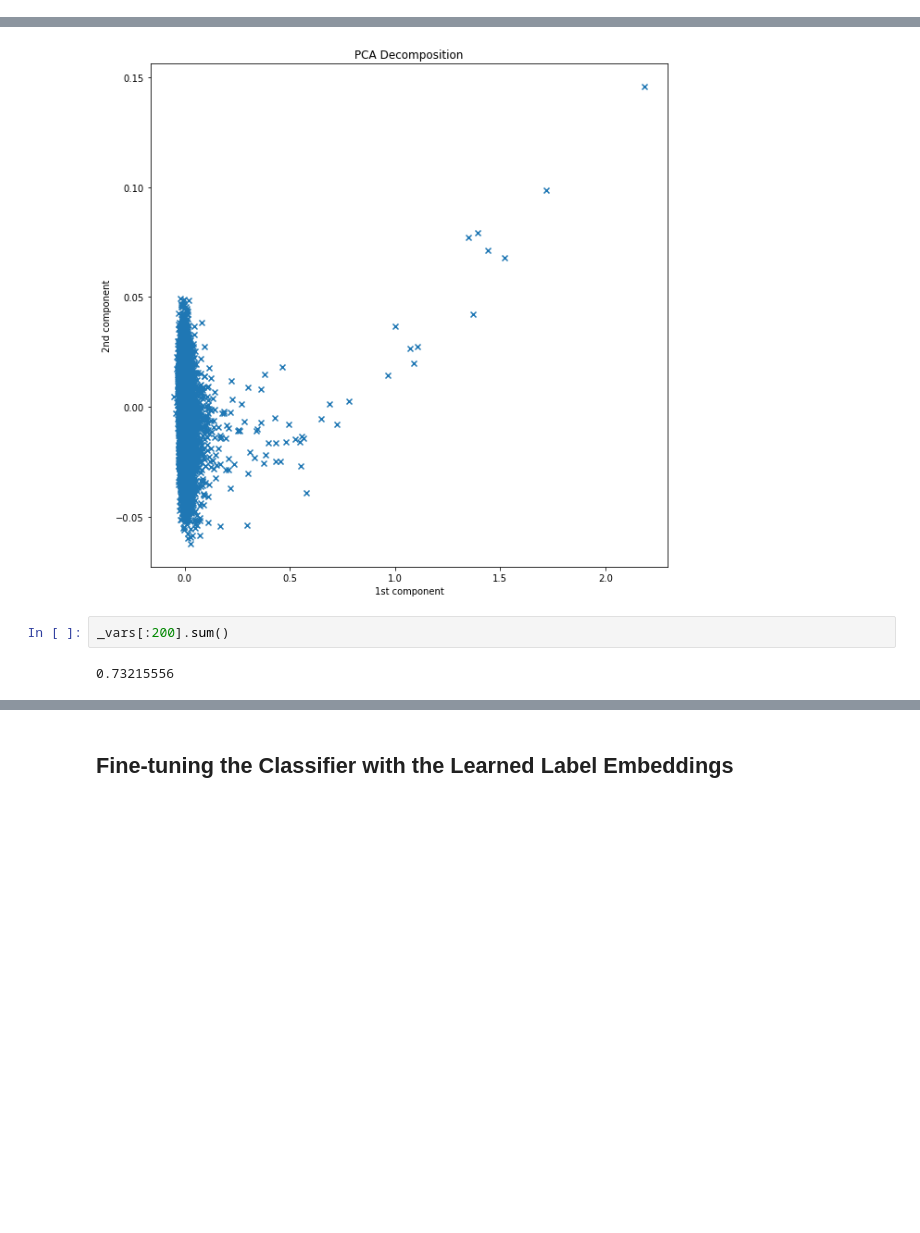
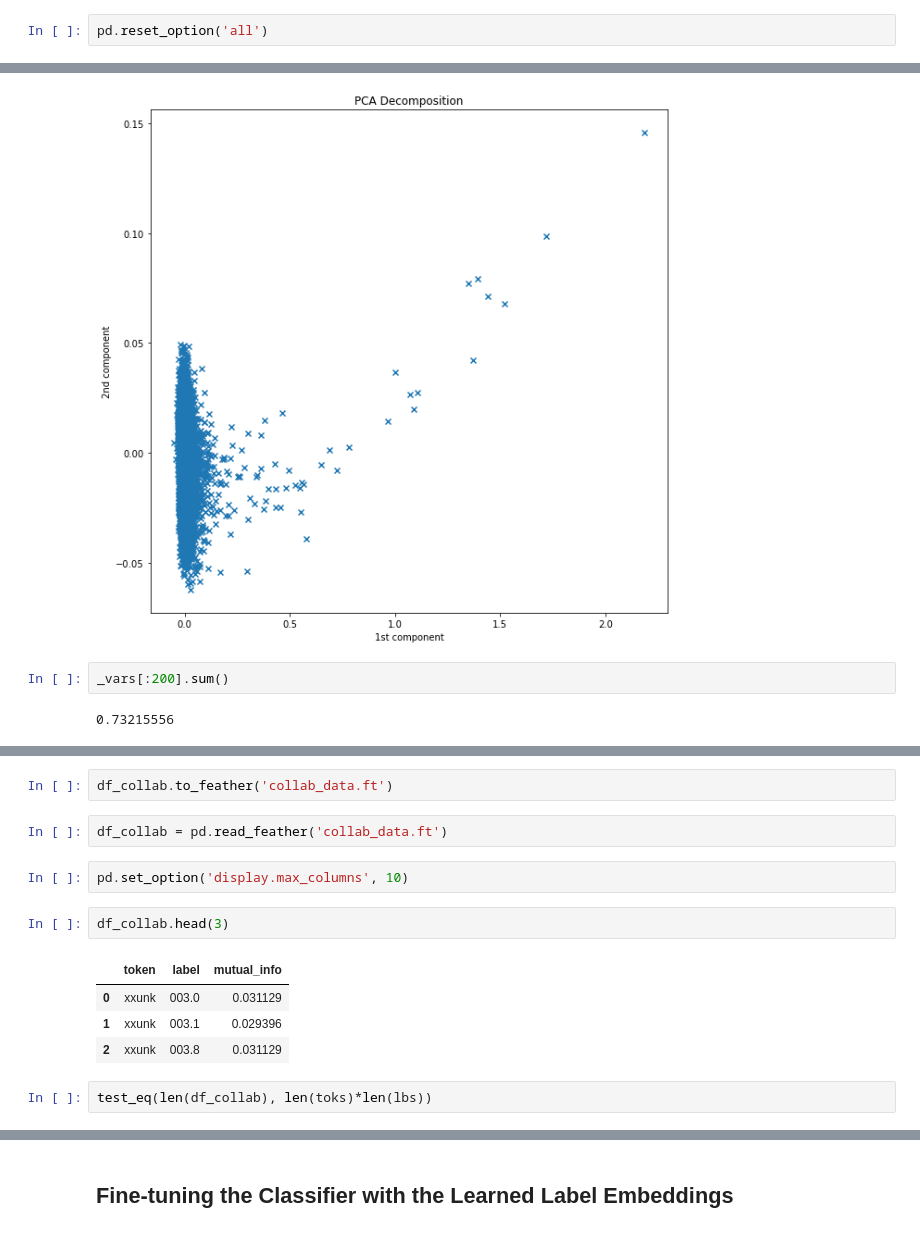
Before and after one commit to debjyotiSRoy/xcube_old, a Jupyter notebook: nbs/examples/mimic/sample/mimic3-9k_sample.ipynb, the cells around one changed output, grey strips where cells are left out. Drawn from its saved outputs; the diff is of its cells as text; blank space fills up the shorter version.

Commit message:
collab data ready in fastai format

```diff
--- a/nbs/examples/mimic/sample/mimic3-9k_sample.ipynb
+++ b/nbs/examples/mimic/sample/mimic3-9k_sample.ipynb
@@ -1651,3 +1642,5 @@ _df_le.head(3)
+# %%
+pd.reset_option('all')
 # %%
 _df_jc.to_excel('jaccard.xls', index=False)
 _df_le.to_excel('label-entropy.xls', index=False)
@@ -1945,0 +1957,15 @@ _vars[:200].sum()
+# %%
+df_collab.to_feather('collab_data.ft')
+# %%
+df_collab = pd.read_feather('collab_data.ft')
+# %%
+pd.set_option('display.max_columns', 10)
+# %%
+df_collab.head(3)
+# %% [output]
+|  | token | label | mutual_info |
+| 0 | xxunk | 003.0 | 0.031129 |
+| 1 | xxunk | 003.1 | 0.029396 |
+| 2 | xxunk | 003.8 | 0.031129 |
+# %%
+test_eq(len(df_collab), len(toks)*len(lbs))
```
Also changed, not shown: parts of 15 cells of this notebook, 3 other files.
